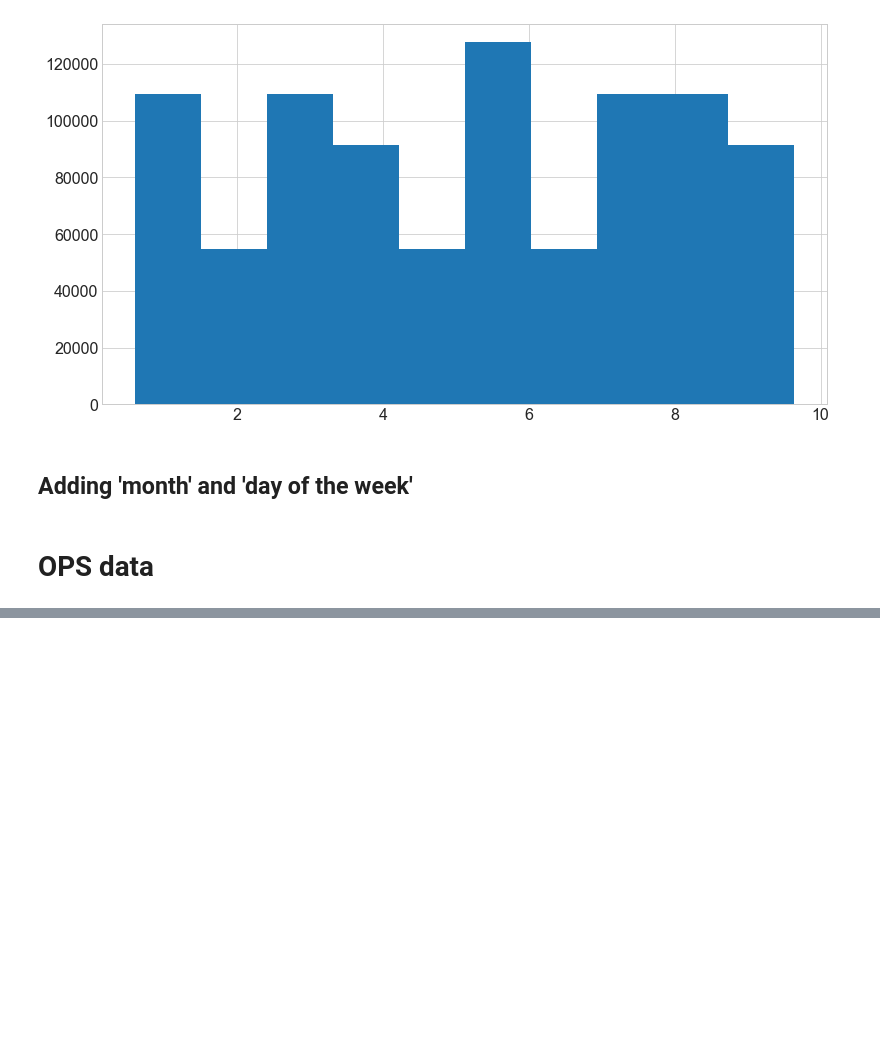
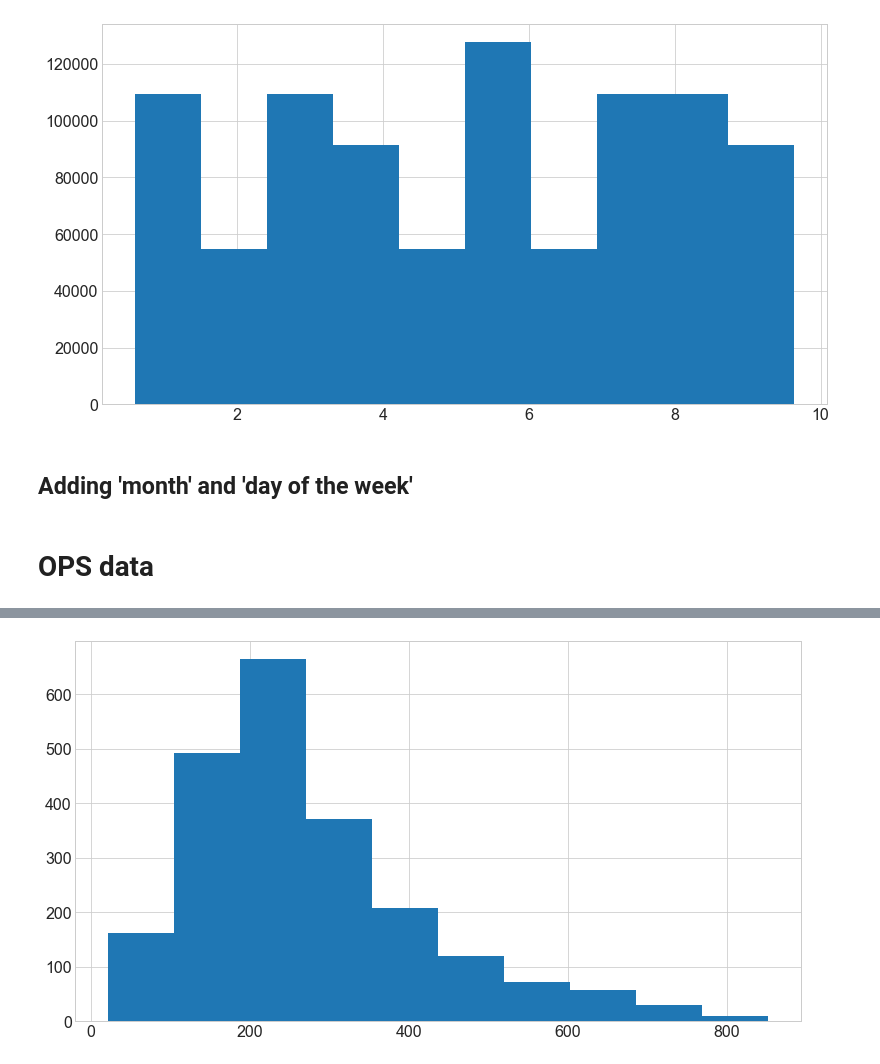
Before and after one commit to Michael-Austin-Mesa/time-series-exercises, a Jupyter notebook: prepare-exercises.ipynb, the cells around one changed output, grey strips where cells are left out. Drawn from its saved outputs; the diff is of its cells as text; code cells hidden in the pictures; blank space fills up the shorter version.

```diff
--- a/prepare-exercises.ipynb
+++ b/prepare-exercises.ipynb
@@ -91,0 +131,5 @@ df['sales_total'] = df.sale_amount * df.item_price
+# %%
+plt.hist(ops['Wind+Solar'])
+plt.show()
+# %% [output]
+[figure, added]
```
Also changed, not shown: parts of 13 cells of this notebook.
